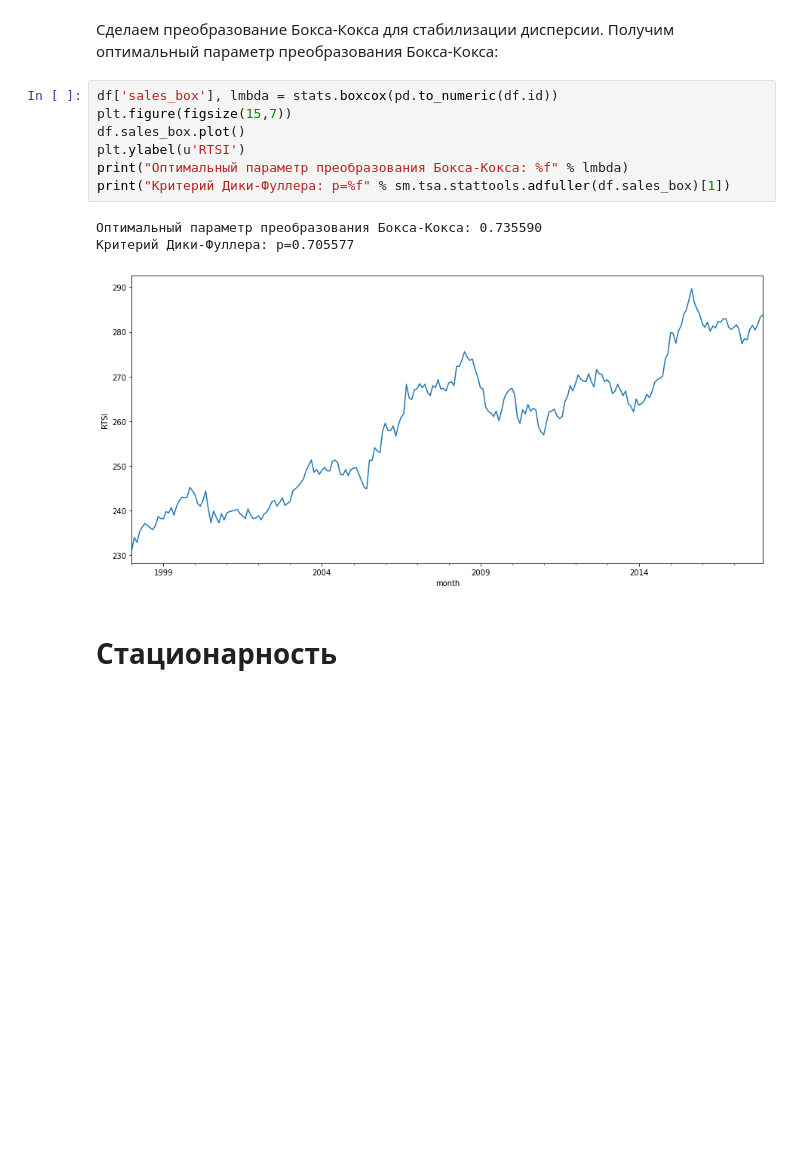
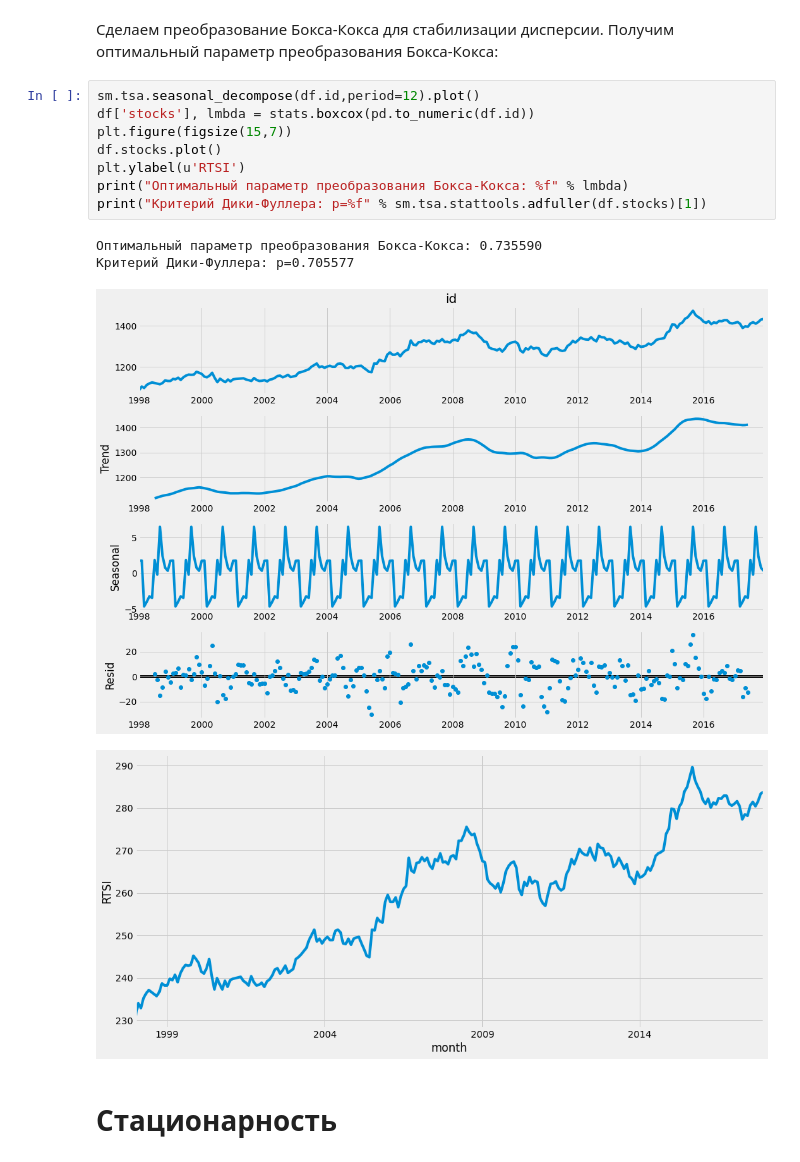
Before and after one commit to Alexbotduglas/old-Files-Trash-, a Jupyter notebook: SARIMA_1998-2017.ipynb, the cells around one changed output. Saved outputs shown, nothing was run; the diff lists cells and outputs as text; blank space fills up the shorter version.

```diff
--- a/SARIMA_1998-2017.ipynb
+++ b/SARIMA_1998-2017.ipynb
@@ -40,16 +48,18 @@ print("Критерий Дики-Фуллера: p=%f" % sm.tsa.stattools.adfull
 # %% [markdown]
 Сделаем преобразование Бокса-Кокса для стабилизации дисперсии. Получим оптимальный параметр преобразования Бокса-Кокса:
 # %%
-df['sales_box'], lmbda = stats.boxcox(pd.to_numeric(df.id))
+sm.tsa.seasonal_decompose(df.id,period=12).plot()
+df['stocks'], lmbda = stats.boxcox(pd.to_numeric(df.id))
 plt.figure(figsize(15,7))
-df.sales_box.plot()
+df.stocks.plot()
 plt.ylabel(u'RTSI')
 print("Оптимальный параметр преобразования Бокса-Кокса: %f" % lmbda)
-print("Критерий Дики-Фуллера: p=%f" % sm.tsa.stattools.adfuller(df.sales_box)[1])
+print("Критерий Дики-Фуллера: p=%f" % sm.tsa.stattools.adfuller(df.stocks)[1])
 # %% [output]
 Оптимальный параметр преобразования Бокса-Кокса: 0.735590
 Критерий Дики-Фуллера: p=0.705577
-[figure, old version]
+[figure, new version]
+[figure, added]
 # %% [markdown]
 # Стационарность
 # %% [markdown]
```
Also changed, not shown: parts of 41 cells of this notebook.
